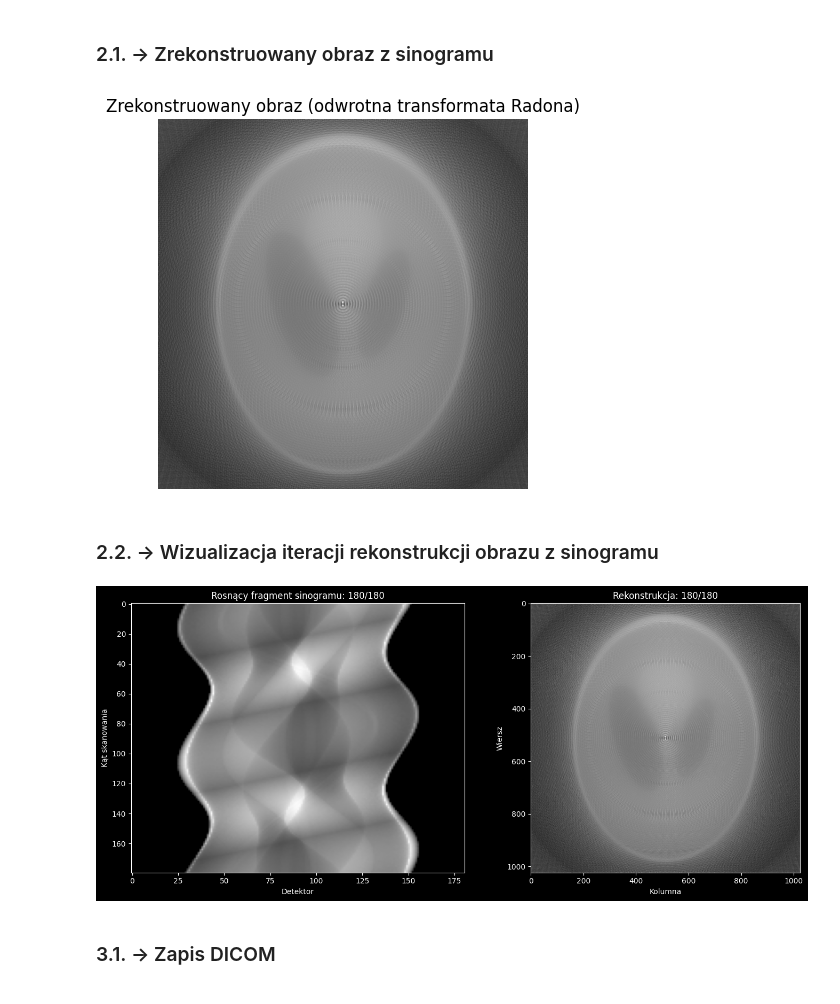
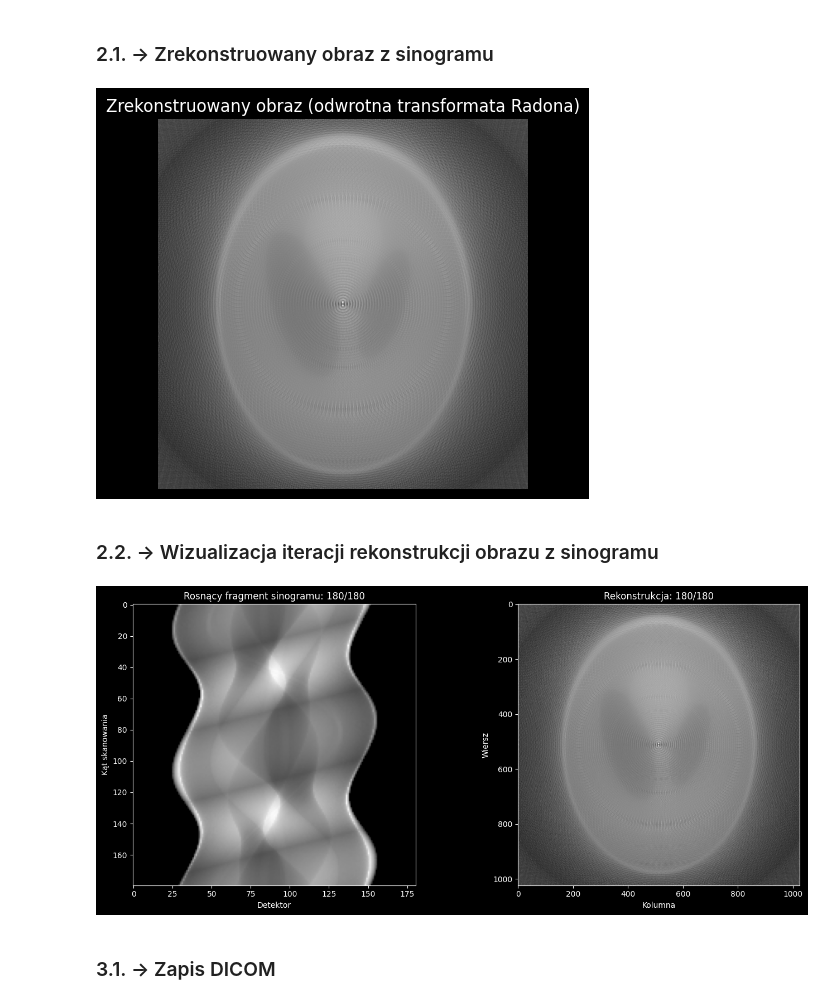
Before and after one commit to pwlsp/tomograf, a Jupyter notebook: tomograf.ipynb, the cells around one changed output. Saved outputs shown, nothing was run; the diff lists cells and outputs as text; code cells hidden in the pictures.

Commit message:
Add user prompts!; Add plot_reconstruction; Fix sinogram plot scale; ...
Also change background of some plots to black.

```diff
--- a/tomograf.ipynb
+++ b/tomograf.ipynb
@@ -423,7 +431,7 @@ def simulate_reconstruction(
         im1 = ax1.imshow(
             partial_sinogram,
             cmap="gray",
-            aspect="auto",
+            aspect="equal",
             vmin=np.min(full_sinogram),
             vmax=np.max(full_sinogram),
         )
@@ -598,0 +626,23 @@ StopExecution:
+# %%
+# Ścieżka do obrazu:
+# path = "tomograf-obrazy/.jpg"
+# path = "tomograf-obrazy/Kolo.jpg"
+# path = "tomograf-obrazy/Paski2.jpg"
+# path = "tomograf-obrazy/Kropka.jpg"
+path = "tomograf-obrazy/Shepp_logan.jpg"
+
+# (1.2.3. -> Zwykły, pełen sinogram)
+num_detectors = 181
+spread_angle = 180
+num_steps = 180
+rotation_angle = 360
+
+# (1.2.3. -> Wizualizacja iteracji generowania sinogramu)
+scan_vis_steps = 6
+reconstruction_vis_steps = 4
+
+# (3.1. -> Zapis DICOM)
+path_reconstructed_image = "output/reconstructed_image.dcm" # Tego aktualnie nie pozwalamy zmieniać
+
+# (3.2. -> Odczyt DICOM)
+path_dicom_to_read = "tomograf-dicom/CT_ScoutView-large.dcm"
@@ -611,12 +727,12 @@ image = load_image(path)
 # %% [markdown]
 ### 1.2.3. -> Zwykły, pełen sinogram
 # %%
-test_sinogram_data = radon(
+sinogram_data = radon(
     image=image,
-    num_detectors=181,
-    spread_angle=180,
-    num_steps=180,
-    rotation_angle=360.0,
+    num_detectors=num_detectors,
+    spread_angle=spread_angle,
+    num_steps=num_steps,
+    rotation_angle=rotation_angle,
 )
-plot_sinogram(test_sinogram_data.sinogram)
+plot_sinogram(sinogram_data.sinogram)
 # %% [output]
@@ -635,25 +751,21 @@ simulate_scan(
 ### 2.1. -> Zrekonstruowany obraz z sinogramu
 # %%
 # Obliczenie pełnego zrekonstruowanego obrazu
-reconstructed_image = inverse_radon(test_sinogram_data, image.shape)
-
-plt.imshow(reconstructed_image, cmap="gray", vmin=0, vmax=255)
-plt.title("Zrekonstruowany obraz (odwrotna transformata Radona)")
-plt.axis("off")
-plt.show()
+reconstructed_image = inverse_radon(sinogram_data, image.shape)
+plot_reconstruction(reconstructed_image)
 # %% [output]
-[figure, old version]
+[figure, new version]
 # %% [markdown]
 ### 2.2. -> Wizualizacja iteracji rekonstrukcji obrazu z sinogramu
 # %%
 simulate_reconstruction(
-    test_sinogram_data,
+    sinogram_data,
     image.shape,
-    step=45,
+    step=sinogram_data.scan_positions.num_scans // reconstruction_vis_steps,
     delay=0.0,
 )
 # %% [output]
-[figure, old version]
+[figure, new version]
 # %% [markdown]
 ### 3.1. -> Zapis DICOM
 # %%
```
Also changed, not shown: parts of 15 cells of this notebook, 3 other files.
